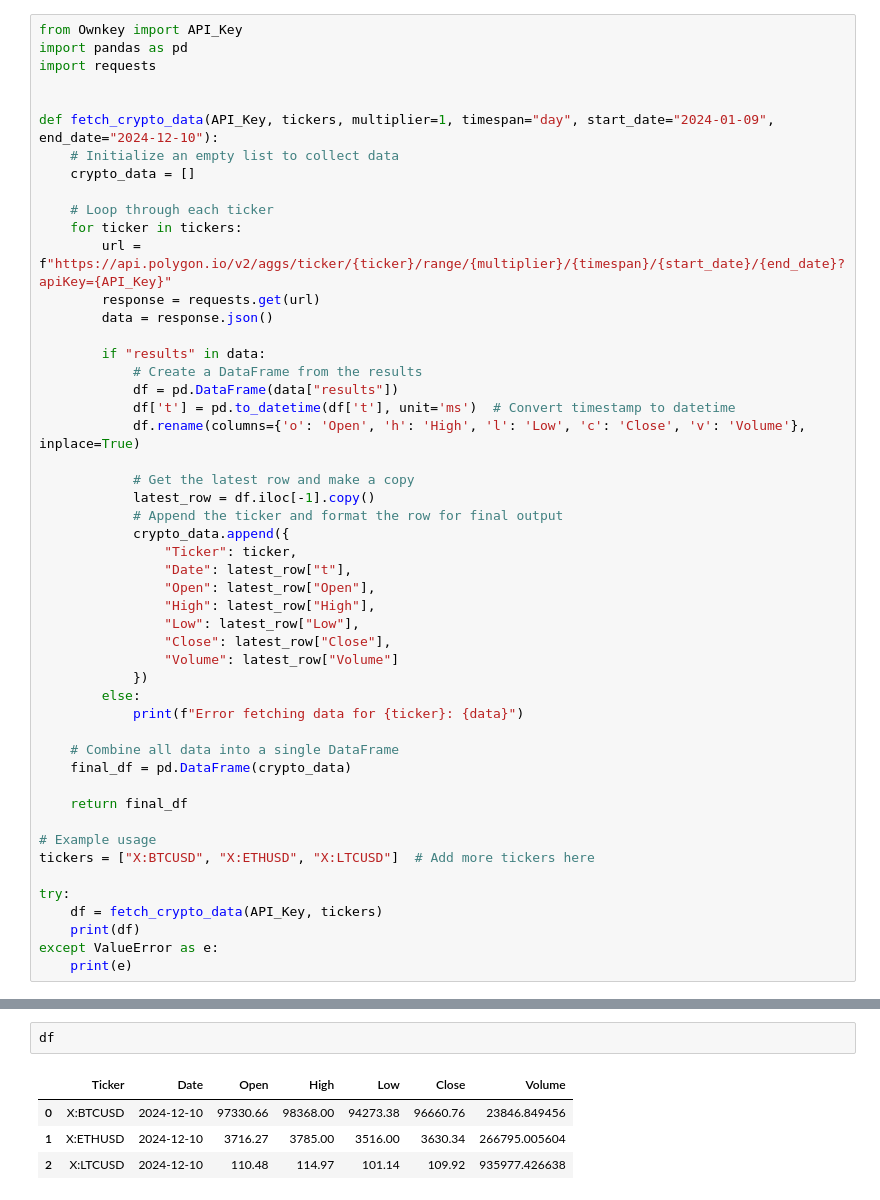
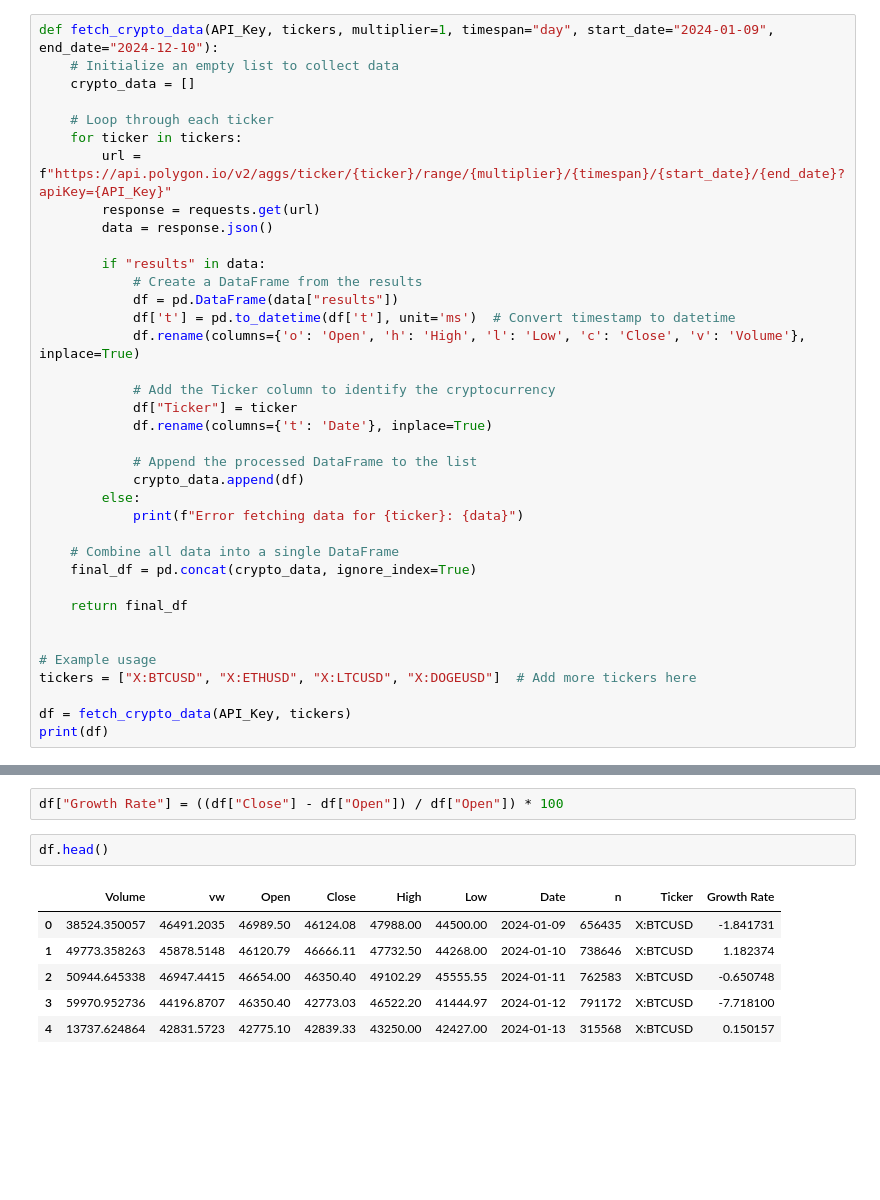
Before and after one commit to mehrabdhali/Final-Project, a Jupyter notebook: Cryptocurriences.ipynb, the cells around one changed output, grey strips where cells are left out. Saved outputs shown, nothing was run; the diff lists cells and outputs as text; blank space fills up the shorter version.

Commit message:
updated cryptocurrenices

```diff
--- a/Cryptocurriences.ipynb
+++ b/Cryptocurriences.ipynb
@@ -1,9 +9,4 @@
 # %%
-from Ownkey import API_Key
-import pandas as pd
-import requests
-
-
 def fetch_crypto_data(API_Key, tickers, multiplier=1, timespan="day", start_date="2024-01-09", end_date="2024-12-10"):
     # Initialize an empty list to collect data
     crypto_data = []
@@ -20,32 +23,24 @@ def fetch_crypto_data(API_Key, tickers, multiplier=1, timespan="day", start_date
             df['t'] = pd.to_datetime(df['t'], unit='ms')  # Convert timestamp to datetime
             df.rename(columns={'o': 'Open', 'h': 'High', 'l': 'Low', 'c': 'Close', 'v': 'Volume'}, inplace=True)
 
-            # Get the latest row and make a copy
-            latest_row = df.iloc[-1].copy()
-            # Append the ticker and format the row for final output
-            crypto_data.append({
-                "Ticker": ticker,
-                "Date": latest_row["t"],
-                "Open": latest_row["Open"],
-                "High": latest_row["High"],
-                "Low": latest_row["Low"],
-                "Close": latest_row["Close"],
-                "Volume": latest_row["Volume"]
-            })
+            # Add the Ticker column to identify the cryptocurrency
+            df["Ticker"] = ticker
+            df.rename(columns={'t': 'Date'}, inplace=True)
+
+            # Append the processed DataFrame to the list
+            crypto_data.append(df)
         else:
             print(f"Error fetching data for {ticker}: {data}")
 
     # Combine all data into a single DataFrame
-    final_df = pd.DataFrame(crypto_data)
+    final_df = pd.concat(crypto_data, ignore_index=True)
 
     return final_df
 
+
 # Example usage
-tickers = ["X:BTCUSD", "X:ETHUSD", "X:LTCUSD"]  # Add more tickers here
+tickers = ["X:BTCUSD", "X:ETHUSD", "X:LTCUSD", "X:DOGEUSD"]  # Add more tickers here
 
-try:
-    df = fetch_crypto_data(API_Key, tickers)
-    print(df)
-except ValueError as e:
-    print(e)
+df = fetch_crypto_data(API_Key, tickers)
+print(df)
 # %% [output]
@@ -56,7 +64,11 @@ except ValueError as e:
+# %%
+df["Growth Rate"] = ((df["Close"] - df["Open"]) / df["Open"]) * 100
 # %%
-df
+df.head()
 # %% [output]
-|  | Ticker | Date | Open | High | Low | Close | Volume |
-| 0 | X:BTCUSD | 2024-12-10 | 97330.66 | 98368.00 | 94273.38 | 96660.76 | 23846.849456 |
-| 1 | X:ETHUSD | 2024-12-10 | 3716.27 | 3785.00 | 3516.00 | 3630.34 | 266795.005604 |
-| 2 | X:LTCUSD | 2024-12-10 | 110.48 | 114.97 | 101.14 | 109.92 | 935977.426638 |
+|  | Volume | vw | Open | Close | High | Low | Date | n | Ticker | Growth Rate |
+| 0 | 38524.350057 | 46491.2035 | 46989.50 | 46124.08 | 47988.00 | 44500.00 | 2024-01-09 | 656435 | X:BTCUSD | -1.841731 |
+| 1 | 49773.358263 | 45878.5148 | 46120.79 | 46666.11 | 47732.50 | 44268.00 | 2024-01-10 | 738646 | X:BTCUSD | 1.182374 |
+| 2 | 50944.645338 | 46947.4415 | 46654.00 | 46350.40 | 49102.29 | 45555.55 | 2024-01-11 | 762583 | X:BTCUSD | -0.650748 |
+| 3 | 59970.952736 | 44196.8707 | 46350.40 | 42773.03 | 46522.20 | 41444.97 | 2024-01-12 | 791172 | X:BTCUSD | -7.718100 |
+| 4 | 13737.624864 | 42831.5723 | 42775.10 | 42839.33 | 43250.00 | 42427.00 | 2024-01-13 | 315568 | X:BTCUSD | 0.150157 |
```
Also changed, not shown: parts of 5 cells of this notebook.
